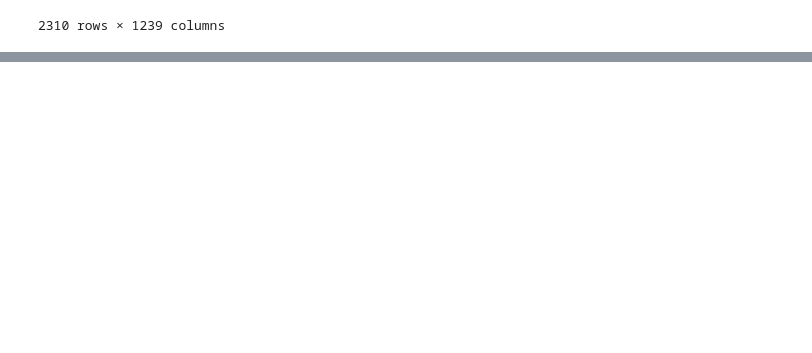
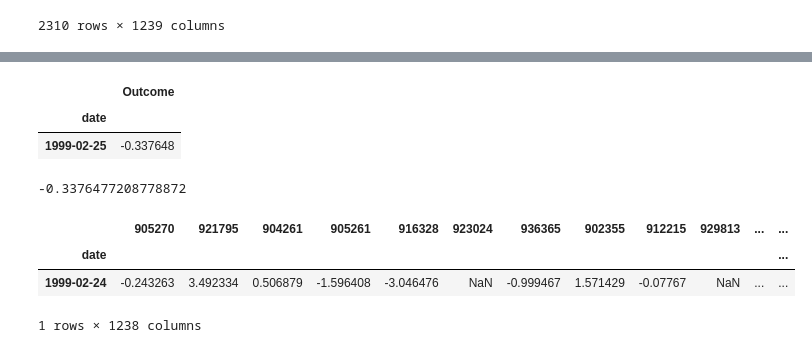
Before and after one commit to jeremylee73/differential-capital, a Jupyter notebook: data preparation/Data Preparation.ipynb, the cells around one changed output, grey strips where cells are left out. Cells and saved outputs as stored; diff of their text form; code cells hidden in the pictures; blank space fills up the shorter version.

```diff
--- a/data preparation/Data Preparation.ipynb
+++ b/data preparation/Data Preparation.ipynb
@@ -135,0 +153,3 @@ len(investable_universe)
+# %%
+t_1 = t + pd.DateOffset(1)
+t_1
@@ -135,0 +158,22 @@ len(investable_universe)
+# %%
+y = returns[[stock]].loc[[t_1]]
+y.columns = ['Outcome']
+y
+# %% [output]
+|  | Outcome |
+| date |  |
+| 1999-02-25 | -0.337648 |
+# %%
+y = returns.loc[t_1, stock]
+y
+# %% [output]
+-0.3376477208778872
+# %%
+#shift the features
+X = returns.loc[[(t_1 + pd.DateOffset(-1))]]
+X
+# %% [output]
+|  | 905270 | 921795 | 904261 | 905261 | 916328 | 923024 | 936365 | 902355 | 912215 | 929813 | ... | ... |
+| date |  |  |  |  |  |  |  |  |  |  |  | ... |
+| 1999-02-24 | -0.243263 | 3.492334 | 0.506879 | -1.596408 | -3.046476 | NaN | -0.999467 | 1.571429 | -0.07767 | NaN | ... | ... |
+1 rows × 1238 columns
```
Also changed, not shown: parts of 3 cells of this notebook, 1 other file.
